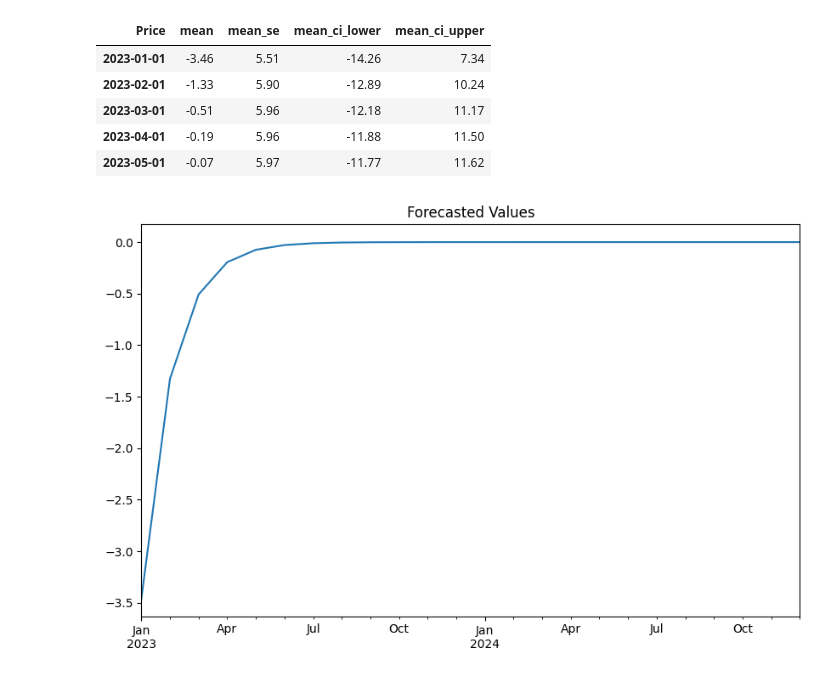
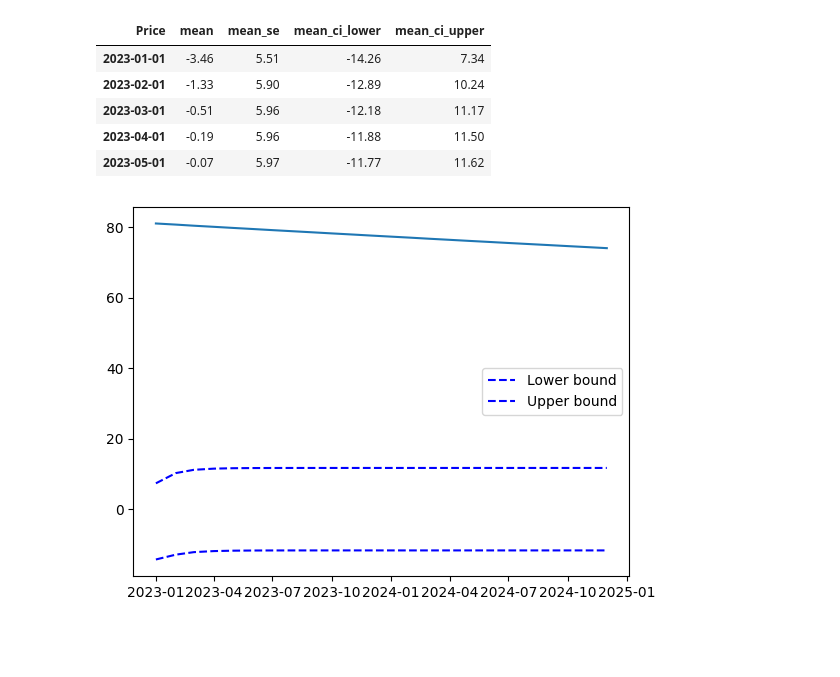
Before and after one commit to jnopareboateng/ml-library, a Jupyter notebook: crude-oil-forecast/arima_full.ipynb, the cells around one changed output. Cells and saved outputs as stored; diff of their text form; code cells hidden in the pictures; blank space fills up the shorter version.

```diff
--- a/crude-oil-forecast/arima_full.ipynb
+++ b/crude-oil-forecast/arima_full.ipynb
@@ -351,16 +367,19 @@ forecast_summary.head()
 | 2023-03-01 | -0.51 | 5.96 | -12.18 | 11.17 |
 | 2023-04-01 | -0.19 | 5.96 | -11.88 | 11.50 |
 | 2023-05-01 | -0.07 | 5.97 | -11.77 | 11.62 |
-# %%
-import matplotlib.pyplot as plt
-
-# Assuming 'forecast' is a PredictionResults object
-predicted_values = forecast.predicted_mean
-
-# Plot the predicted values
-plt.figure(figsize=(10, 6))
-predicted_values.plot()
-plt.title('Forecasted Values')
-plt.show()
-# %% [output]
-[figure, removed]
+# %%
+# # Assuming results is your fitted ARIMA model
+# forecast = results.get_forecast(steps=24)
+# forecast_summary = forecast.summary_frame(alpha=0.05)
+
+# Extract confidence interval bounds from the DataFrame
+conf_int = forecast_summary[['mean_ci_lower', 'mean_ci_upper']]  # Assuming column names
+
+# Plot forecast with confidence interval lines
+plt.plot(predictions)
+plt.plot(conf_int['mean_ci_lower'], label='Lower bound', color='b', linestyle='--')
+plt.plot(conf_int['mean_ci_upper'], label='Upper bound', color='b', linestyle='--')
+plt.legend()
+plt.show()
+# %% [output]
+[figure, added]
```
Also changed, not shown: parts of 4 cells of this notebook, 1 other file.
